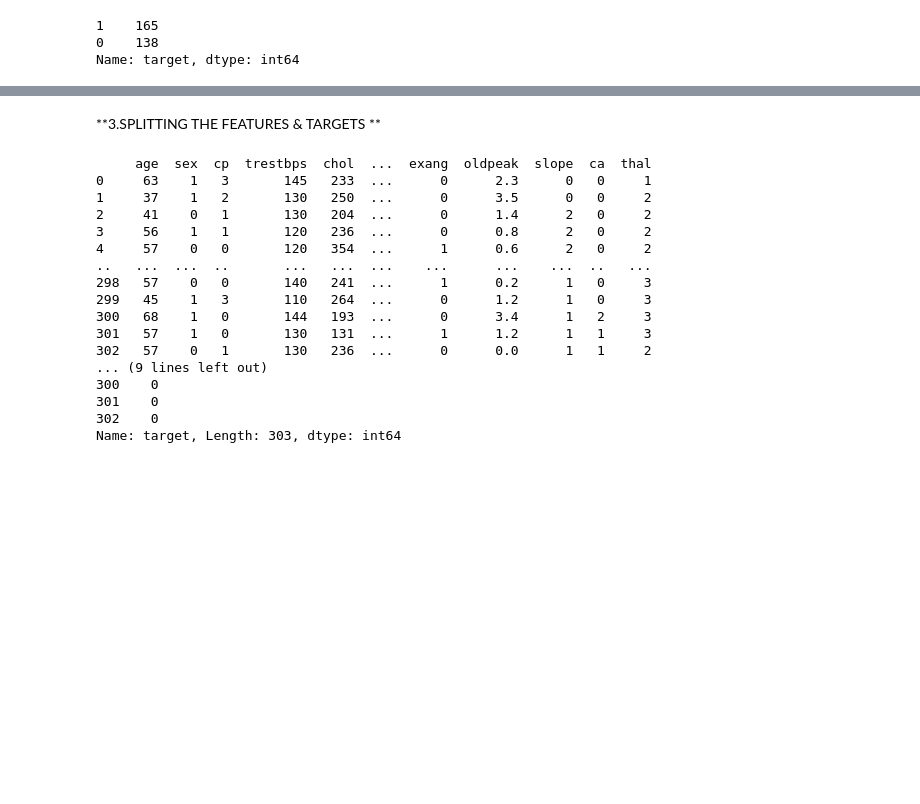
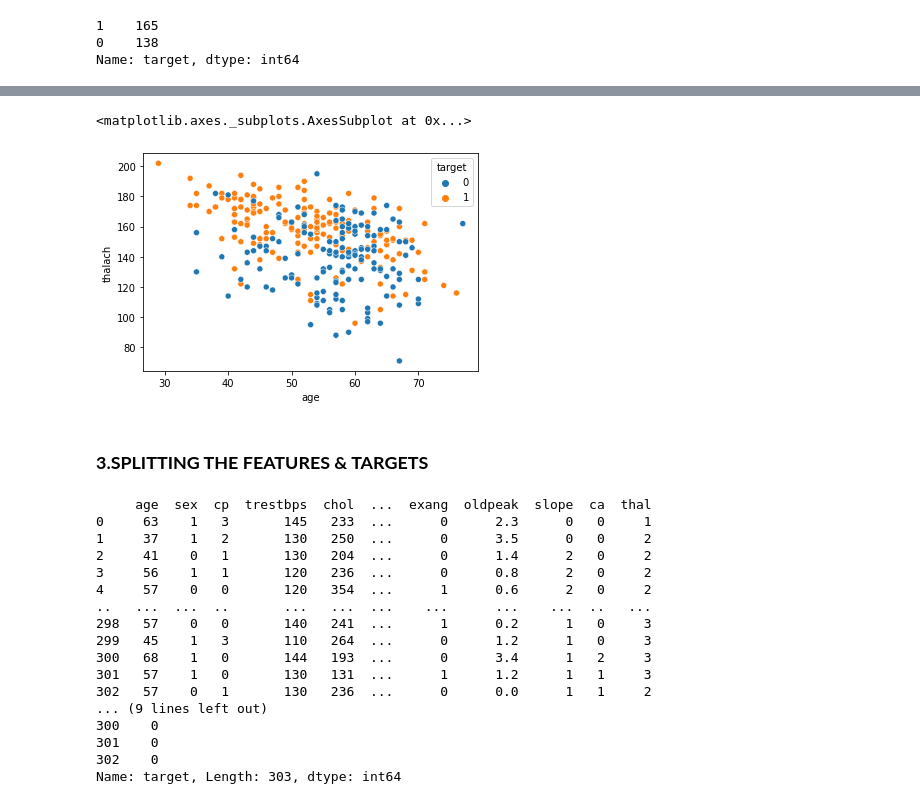
Before and after one commit to 6203kunu/6203kunu, a Jupyter notebook: HEART_DISEASE_PREDICTION.ipynb, the cells around one changed output, grey strips where cells are left out. Saved outputs shown, nothing was run; the diff lists cells and outputs as text; code cells hidden in the pictures; blank space fills up the shorter version.

```diff
--- a/HEART_DISEASE_PREDICTION.ipynb
+++ b/HEART_DISEASE_PREDICTION.ipynb
@@ -115,5 +139,11 @@ Name: target, dtype: int64
+# %%
+#scatter plot between age vs maximum heart rate
+sns.scatterplot(x='age',y='thalach',hue='target',data=heart_data)
+# %% [output]
+<matplotlib.axes._subplots.AxesSubplot at 0x...>
+[figure, added]
 # %% [markdown]
-**3.SPLITTING THE FEATURES & TARGETS **
+### **3.SPLITTING THE FEATURES & TARGETS**
 # %%
 x=heart_data.drop(columns="target",axis=1)
 y=heart_data["target"]
```
Also changed, not shown: parts of 18 cells of this notebook.
